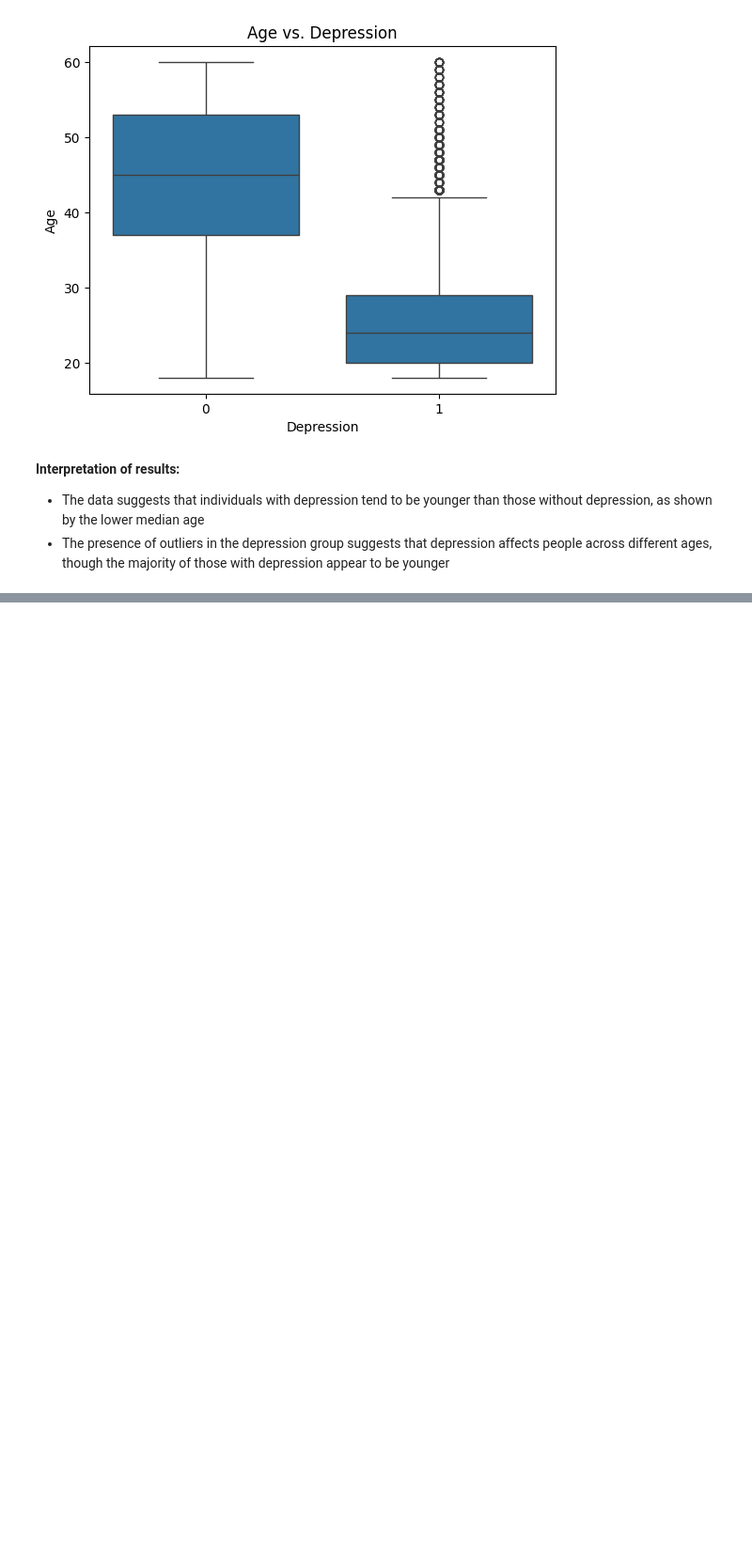
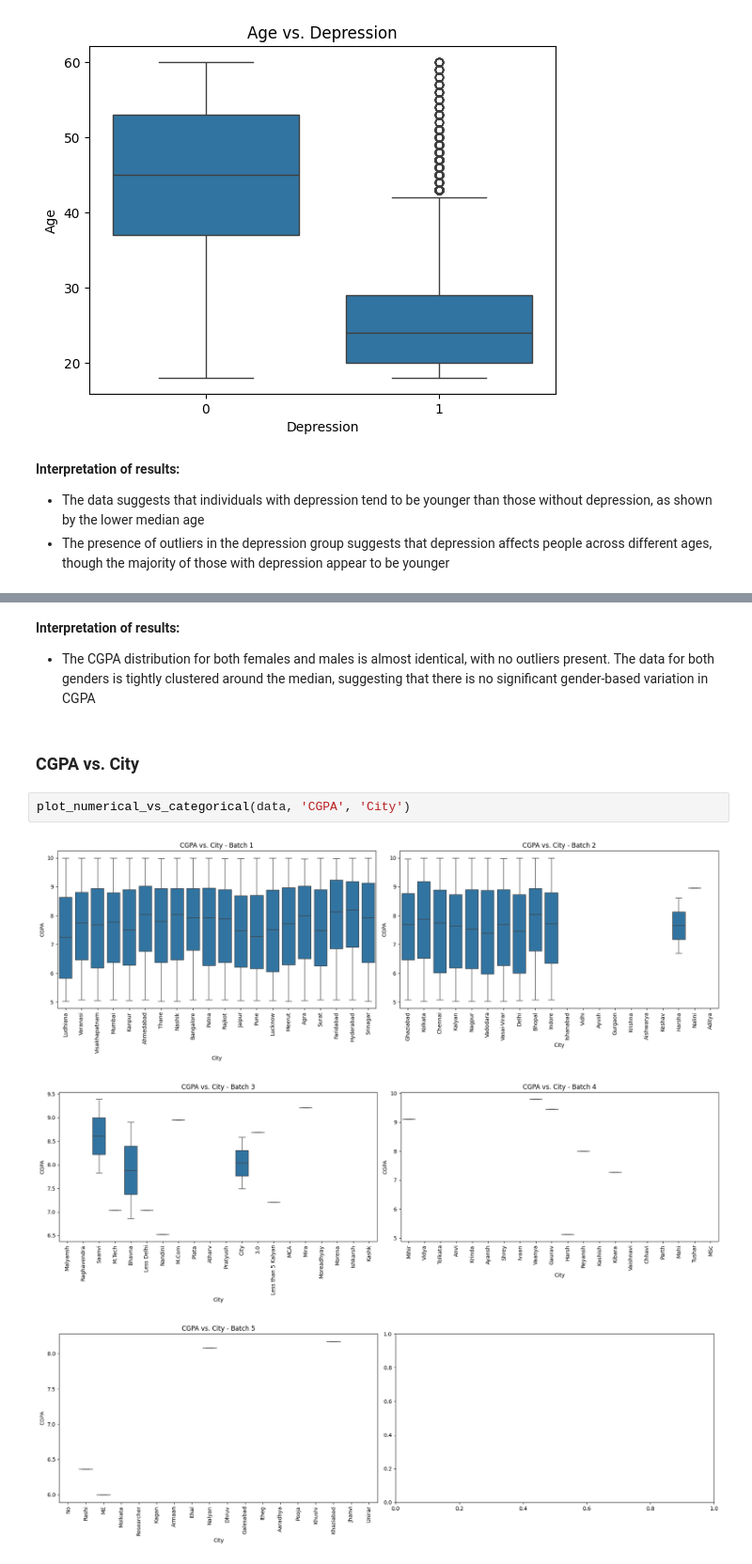
Before and after one commit to ktxdev/mind-matters, a Jupyter notebook: notebooks/train/EDA.ipynb, the cells around one changed output, grey strips where cells are left out. Shown at 94% size. Drawn from its saved outputs; the diff is of its cells as text; blank space fills up the shorter version.

```diff
--- a/notebooks/train/EDA.ipynb
+++ b/notebooks/train/EDA.ipynb
@@ -660,0 +667,11 @@ plot_numerical_vs_categorical(data, 'Age', 'Depression')
+# %% [markdown]
+**Interpretation of results:**
+- The CGPA distribution for both females and males is almost identical, with no outliers present. The data for both genders is tightly clustered around the median, suggesting that there is no significant gender-based variation in CGPA
+# %% [markdown]
+### CGPA vs. City
+# %%
+plot_numerical_vs_categorical(data, 'CGPA', 'City')
+# %% [output]
+[figure, added]
+[figure, added]
+[figure, added]
```
Also changed, not shown: parts of 39 cells of this notebook.
